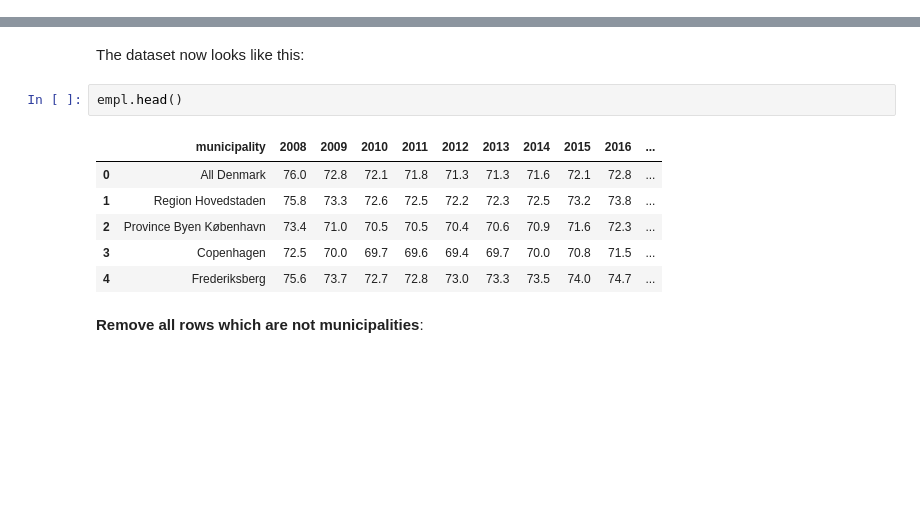
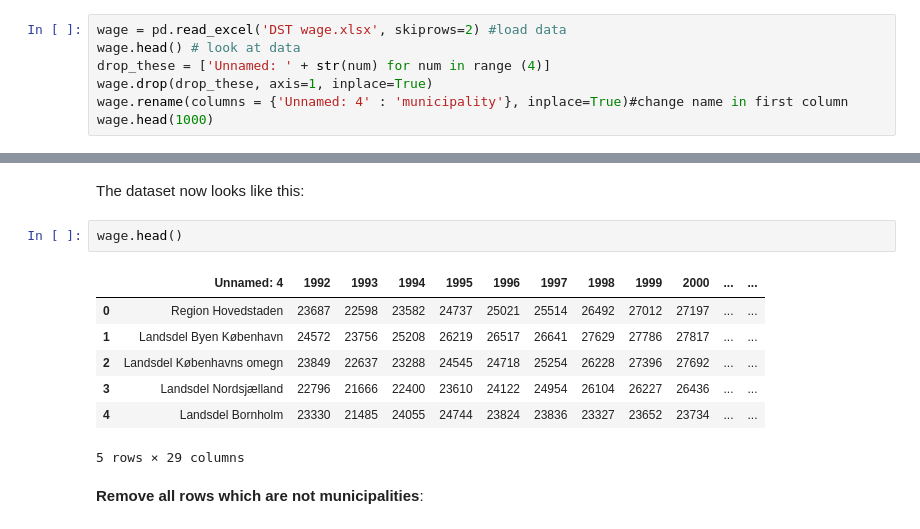
Before and after one commit to AskerNC/projects-2021-stressfaktoren, a Jupyter notebook: dataproject/dataproject.ipynb, the cells around one changed output, grey strips where cells are left out. Cells and saved outputs as stored; diff of their text form; blank space fills up the shorter version.

```diff
--- a/dataproject/dataproject.ipynb
+++ b/dataproject/dataproject.ipynb
@@ -38,0 +35,7 @@ ModuleNotFoundError: No module named 'pydst'
+# %%
+wage = pd.read_excel('DST wage.xlsx', skiprows=2) #load data
+wage.head() # look at data
+drop_these = ['Unnamed: ' + str(num) for num in range (4)]
+wage.drop(drop_these, axis=1, inplace=True)
+wage.rename(columns = {'Unnamed: 4' : 'municipality'}, inplace=True)#change name in first column
+wage.head(1000)
@@ -39,14 +56,15 @@ ModuleNotFoundError: No module named 'pydst'
 # %% [markdown]
 The dataset now looks like this:
 # %%
-empl.head()
+wage.head()
 # %% [output]
-|  | municipality | 2008 | 2009 | 2010 | 2011 | 2012 | 2013 | 2014 | 2015 | 2016 | ... |
-| 0 | All Denmark | 76.0 | 72.8 | 72.1 | 71.8 | 71.3 | 71.3 | 71.6 | 72.1 | 72.8 | ... |
-| 1 | Region Hovedstaden | 75.8 | 73.3 | 72.6 | 72.5 | 72.2 | 72.3 | 72.5 | 73.2 | 73.8 | ... |
-| 2 | Province Byen København | 73.4 | 71.0 | 70.5 | 70.5 | 70.4 | 70.6 | 70.9 | 71.6 | 72.3 | ... |
-| 3 | Copenhagen | 72.5 | 70.0 | 69.7 | 69.6 | 69.4 | 69.7 | 70.0 | 70.8 | 71.5 | ... |
-| 4 | Frederiksberg | 75.6 | 73.7 | 72.7 | 72.8 | 73.0 | 73.3 | 73.5 | 74.0 | 74.7 | ... |
+|  | Unnamed: 4 | 1992 | 1993 | 1994 | 1995 | 1996 | 1997 | 1998 | 1999 | 2000 | ... | ... |
+| 0 | Region Hovedstaden | 23687 | 22598 | 23582 | 24737 | 25021 | 25514 | 26492 | 27012 | 27197 | ... | ... |
+| 1 | Landsdel Byen København | 24572 | 23756 | 25208 | 26219 | 26517 | 26641 | 27629 | 27786 | 27817 | ... | ... |
+| 2 | Landsdel Københavns omegn | 23849 | 22637 | 23288 | 24545 | 24718 | 25254 | 26228 | 27396 | 27692 | ... | ... |
+| 3 | Landsdel Nordsjælland | 22796 | 21666 | 22400 | 23610 | 24122 | 24954 | 26104 | 26227 | 26436 | ... | ... |
+| 4 | Landsdel Bornholm | 23330 | 21485 | 24055 | 24744 | 23824 | 23836 | 23327 | 23652 | 23734 | ... | ... |
+5 rows × 29 columns
 # %% [markdown]
 **Remove all rows which are not municipalities**:
 # %%
```
Also changed, not shown: parts of 3 cells of this notebook.
